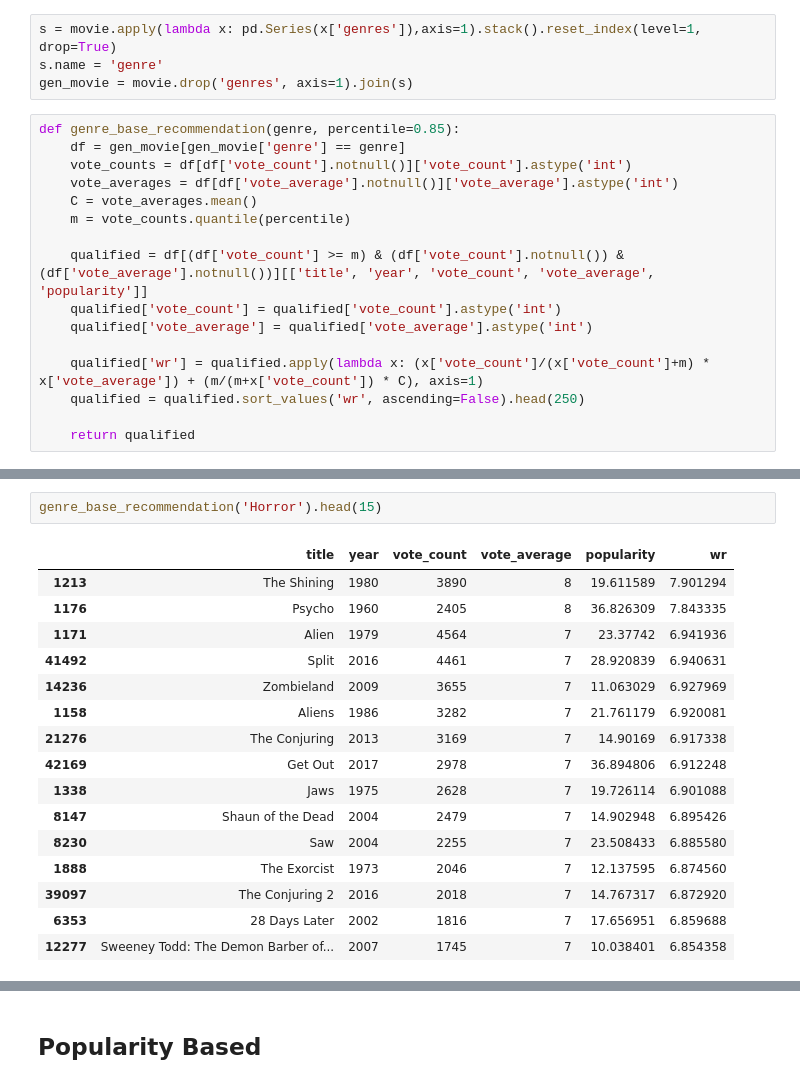
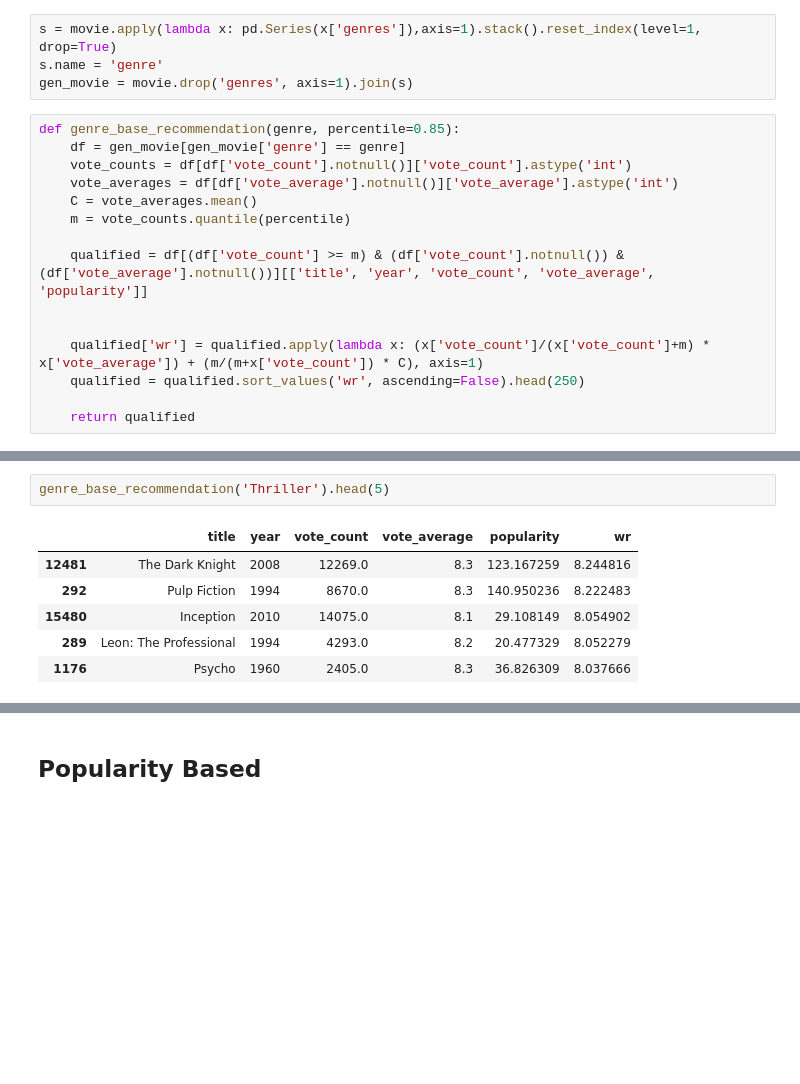
Before and after one commit to Applied-Machine-Learning-2022/final-project-team1-morgan, a Jupyter notebook: Movie_Recommandation_Systems.ipynb, the cells around one changed output, grey strips where cells are left out. Cells and saved outputs as stored; diff of their text form; blank space fills up the shorter version.

```diff
--- a/Movie_Recommandation_Systems.ipynb
+++ b/Movie_Recommandation_Systems.ipynb
@@ -401,8 +390,7 @@ def genre_base_recommendation(genre, percentile=0.85):
     m = vote_counts.quantile(percentile)
 
     qualified = df[(df['vote_count'] >= m) & (df['vote_count'].notnull()) & (df['vote_average'].notnull())][['title', 'year', 'vote_count', 'vote_average', 'popularity']]
-    qualified['vote_count'] = qualified['vote_count'].astype('int')
-    qualified['vote_average'] = qualified['vote_average'].astype('int')
+
 
     qualified['wr'] = qualified.apply(lambda x: (x['vote_count']/(x['vote_count']+m) * x['vote_average']) + (m/(m+x['vote_count']) * C), axis=1)
     qualified = qualified.sort_values('wr', ascending=False).head(250)
@@ -430,20 +419,10 @@ genre_base_recommendation('Action').head(15)
 # %%
-genre_base_recommendation('Horror').head(15)
+genre_base_recommendation('Thriller').head(5)
 # %% [output]
 |  | title | year | vote_count | vote_average | popularity | wr |
-| 1213 | The Shining | 1980 | 3890 | 8 | 19.611589 | 7.901294 |
-| 1176 | Psycho | 1960 | 2405 | 8 | 36.826309 | 7.843335 |
-| 1171 | Alien | 1979 | 4564 | 7 | 23.37742 | 6.941936 |
-| 41492 | Split | 2016 | 4461 | 7 | 28.920839 | 6.940631 |
-| 14236 | Zombieland | 2009 | 3655 | 7 | 11.063029 | 6.927969 |
-| 1158 | Aliens | 1986 | 3282 | 7 | 21.761179 | 6.920081 |
-| 21276 | The Conjuring | 2013 | 3169 | 7 | 14.90169 | 6.917338 |
-| 42169 | Get Out | 2017 | 2978 | 7 | 36.894806 | 6.912248 |
-| 1338 | Jaws | 1975 | 2628 | 7 | 19.726114 | 6.901088 |
-| 8147 | Shaun of the Dead | 2004 | 2479 | 7 | 14.902948 | 6.895426 |
-| 8230 | Saw | 2004 | 2255 | 7 | 23.508433 | 6.885580 |
-| 1888 | The Exorcist | 1973 | 2046 | 7 | 12.137595 | 6.874560 |
-| 39097 | The Conjuring 2 | 2016 | 2018 | 7 | 14.767317 | 6.872920 |
-| 6353 | 28 Days Later | 2002 | 1816 | 7 | 17.656951 | 6.859688 |
-| 12277 | Sweeney Todd: The Demon Barber of... | 2007 | 1745 | 7 | 10.038401 | 6.854358 |
+| 12481 | The Dark Knight | 2008 | 12269.0 | 8.3 | 123.167259 | 8.244816 |
+| 292 | Pulp Fiction | 1994 | 8670.0 | 8.3 | 140.950236 | 8.222483 |
+| 15480 | Inception | 2010 | 14075.0 | 8.1 | 29.108149 | 8.054902 |
+| 289 | Leon: The Professional | 1994 | 4293.0 | 8.2 | 20.477329 | 8.052279 |
+| 1176 | Psycho | 1960 | 2405.0 | 8.3 | 36.826309 | 8.037666 |
 # %%
```
Also changed, not shown: parts of 9 cells of this notebook.
